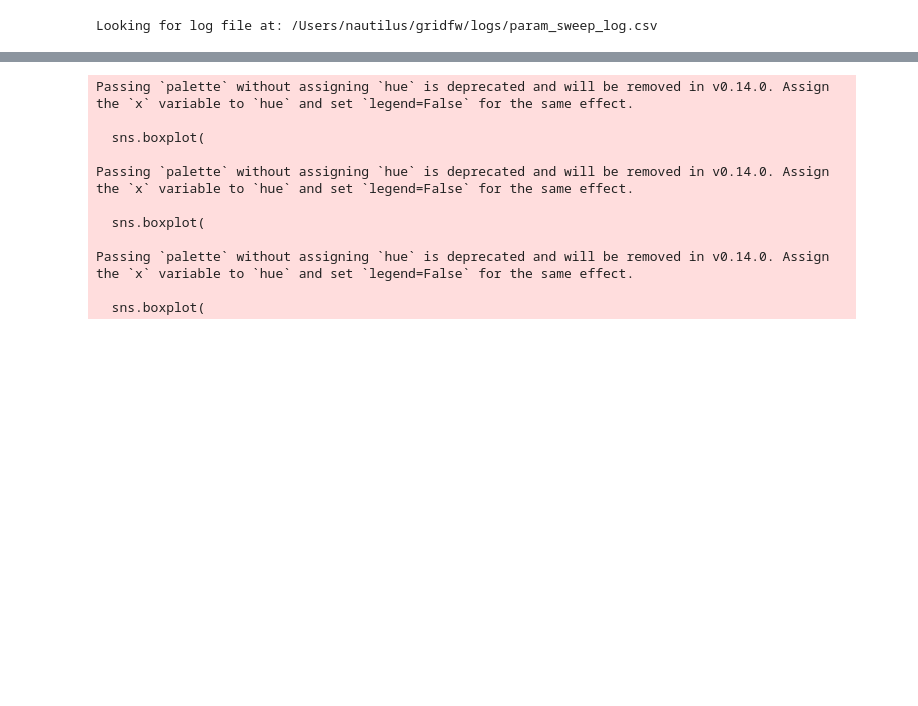
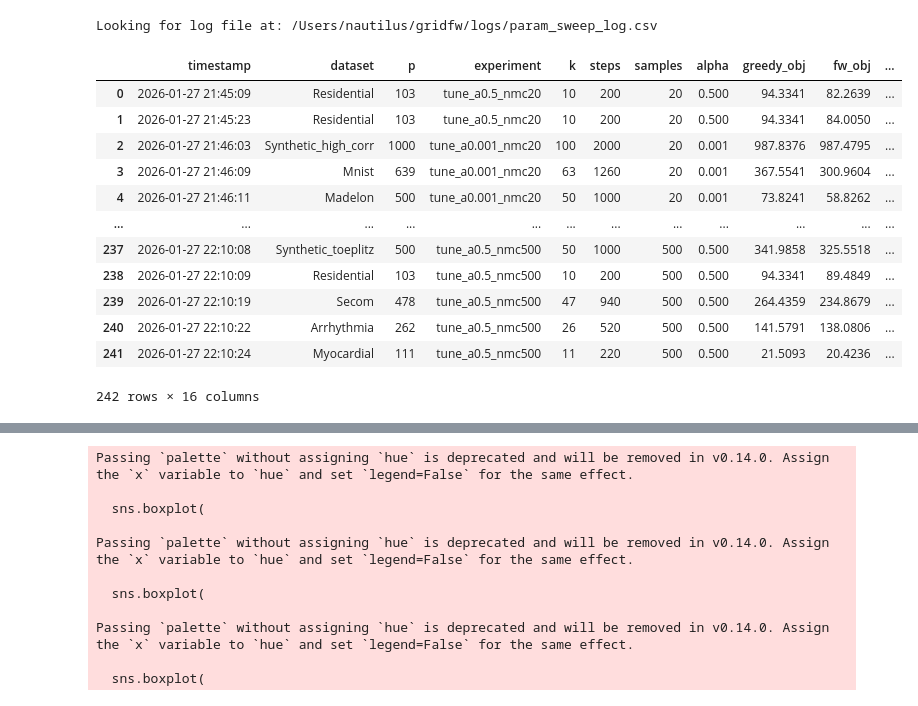
Before and after one commit to SnowHana/gridfw, a Jupyter notebook: scripts/test1_parameter_tuning.ipynb, the cells around one changed output, grey strips where cells are left out. Saved outputs shown, nothing was run; the diff lists cells and outputs as text; code cells hidden in the pictures; blank space fills up the shorter version.

```diff
--- a/scripts/test1_parameter_tuning.ipynb
+++ b/scripts/test1_parameter_tuning.ipynb
@@ -48,3 +48,19 @@ df['Relative Error (%)'] = (1 - df['Ratio']) * 100
+# %%
+df
+# %% [output]
+|  | timestamp | dataset | p | experiment | k | steps | samples | alpha | greedy_obj | fw_obj | ... |
+| 0 | 2026-01-27 21:45:09 | Residential | 103 | tune_a0.5_nmc20 | 10 | 200 | 20 | 0.500 | 94.3341 | 82.2639 | ... |
+| 1 | 2026-01-27 21:45:23 | Residential | 103 | tune_a0.5_nmc20 | 10 | 200 | 20 | 0.500 | 94.3341 | 84.0050 | ... |
+| 2 | 2026-01-27 21:46:03 | Synthetic_high_corr | 1000 | tune_a0.001_nmc20 | 100 | 2000 | 20 | 0.001 | 987.8376 | 987.4795 | ... |
+| 3 | 2026-01-27 21:46:09 | Mnist | 639 | tune_a0.001_nmc20 | 63 | 1260 | 20 | 0.001 | 367.5541 | 300.9604 | ... |
+| 4 | 2026-01-27 21:46:11 | Madelon | 500 | tune_a0.001_nmc20 | 50 | 1000 | 20 | 0.001 | 73.8241 | 58.8262 | ... |
+| ... | ... | ... | ... | ... | ... | ... | ... | ... | ... | ... | ... |
+| 237 | 2026-01-27 22:10:08 | Synthetic_toeplitz | 500 | tune_a0.5_nmc500 | 50 | 1000 | 500 | 0.500 | 341.9858 | 325.5518 | ... |
+| 238 | 2026-01-27 22:10:09 | Residential | 103 | tune_a0.5_nmc500 | 10 | 200 | 500 | 0.500 | 94.3341 | 89.4849 | ... |
+| 239 | 2026-01-27 22:10:19 | Secom | 478 | tune_a0.5_nmc500 | 47 | 940 | 500 | 0.500 | 264.4359 | 234.8679 | ... |
+| 240 | 2026-01-27 22:10:22 | Arrhythmia | 262 | tune_a0.5_nmc500 | 26 | 520 | 500 | 0.500 | 141.5791 | 138.0806 | ... |
+| 241 | 2026-01-27 22:10:24 | Myocardial | 111 | tune_a0.5_nmc500 | 11 | 220 | 500 | 0.500 | 21.5093 | 20.4236 | ... |
+242 rows × 16 columns
 # %%
 def plot_box_all_datasets_error():
     plt.figure(figsize=(10, 6))
```
Also changed, not shown: parts of 3 cells of this notebook, 22 other files.
